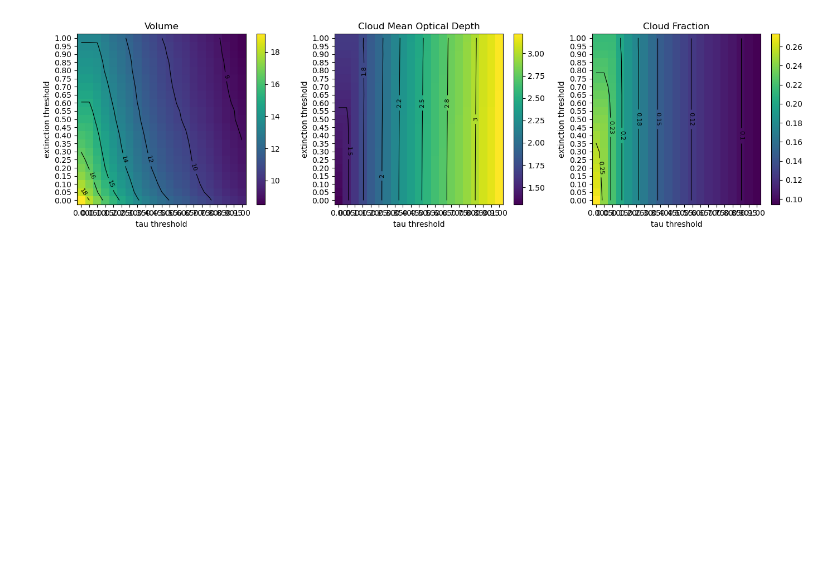
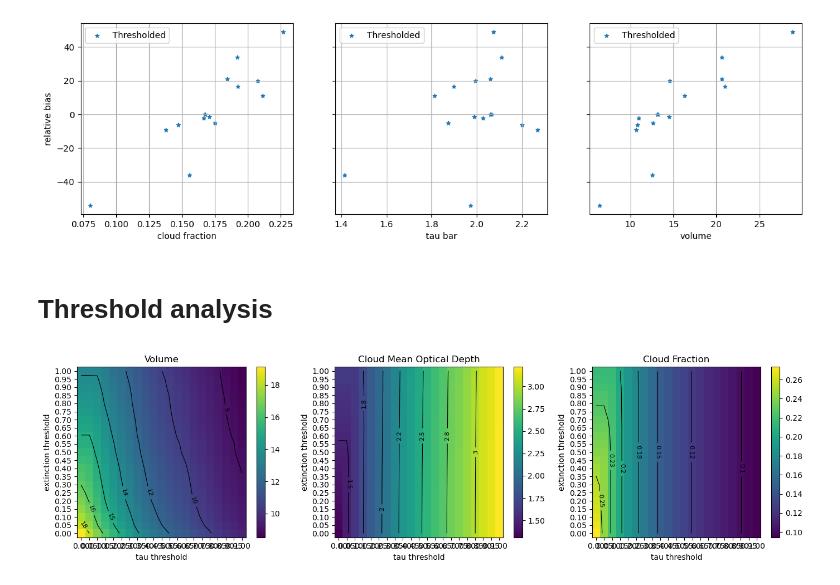
Before and after one commit to jlun17/misr-at3d-camp2ex, a Jupyter notebook: notebooks/investigation/multi_retreival/perturbation_tables_oop.ipynb, the cells around one changed output. Cells and saved outputs as stored; diff of their text form; code cells hidden in the pictures; blank space fills up the shorter version.

Commit message:
Perturbation table enhancement

```diff
--- a/notebooks/investigation/multi_retreival/perturbation_tables_oop.ipynb
+++ b/notebooks/investigation/multi_retreival/perturbation_tables_oop.ipynb
@@ -27,0 +19,14 @@ df1 = pd.merge(compare1, stats1, on='retrieval')
+# %%
+ext_th = [0.3, np.inf]
+tau_th = [0.3, np.inf]
+stats = V08.cloud_stats(0.67, 'cloud', extinction_th=ext_th, tau_th=tau_th)
+ref_key = Path('/data/gdi/b/johntl3/LundstromPub2025/experiments/CAMP2Ex_RF17/V08/default')
+compare = V08.compare_to(ref_key, 0.67, 'cloud', extinction_th=ext_th, tau_th=tau_th)
+table = pd.merge(compare, stats, on='retrieval')
+
+ext_th_all = [0, np.inf]
+tau_th_all = [0, np.inf]
+stats_all = V08.cloud_stats(0.67, 'cloud', extinction_th=ext_th_all, tau_th=tau_th_all)
+ref_key = Path('/data/gdi/b/johntl3/LundstromPub2025/experiments/CAMP2Ex_RF17/V08/default')
+compare_all = V08.compare_to(ref_key, 0.67, 'cloud', extinction_th=ext_th_all, tau_th=tau_th_all)
+table_all = pd.merge(compare_all, stats_all, on='retrieval')
@@ -28,3 +53,15 @@ df1 = pd.merge(compare1, stats1, on='retrieval')
+# %%
+f, ax = plt.subplots(1, 3, figsize=(15, 4), sharey=True)
+x = ['cloud fraction', 'tau bar', 'volume']
+for i, a in enumerate(ax.flatten()):
+    table.plot.scatter(x=x[i], y='relative bias', ax=a, marker='*', label='Thresholded')
+    # table_all.plot.scatter(x=x[i], y='relative bias', ax=a, label='All')
+    a.grid()
+    a.legend()
+# %% [output]
+[figure, added]
+# %% [markdown]
+# Threshold analysis
 # %%
 r = Retrieval(PROJECT_ROOT / 'experiments' / 'CAMP2Ex_RF17' / 'V08' / 'default')
 r.load_retrieval()
```
Also changed, not shown: parts of 4 cells of this notebook, 2 other files.
